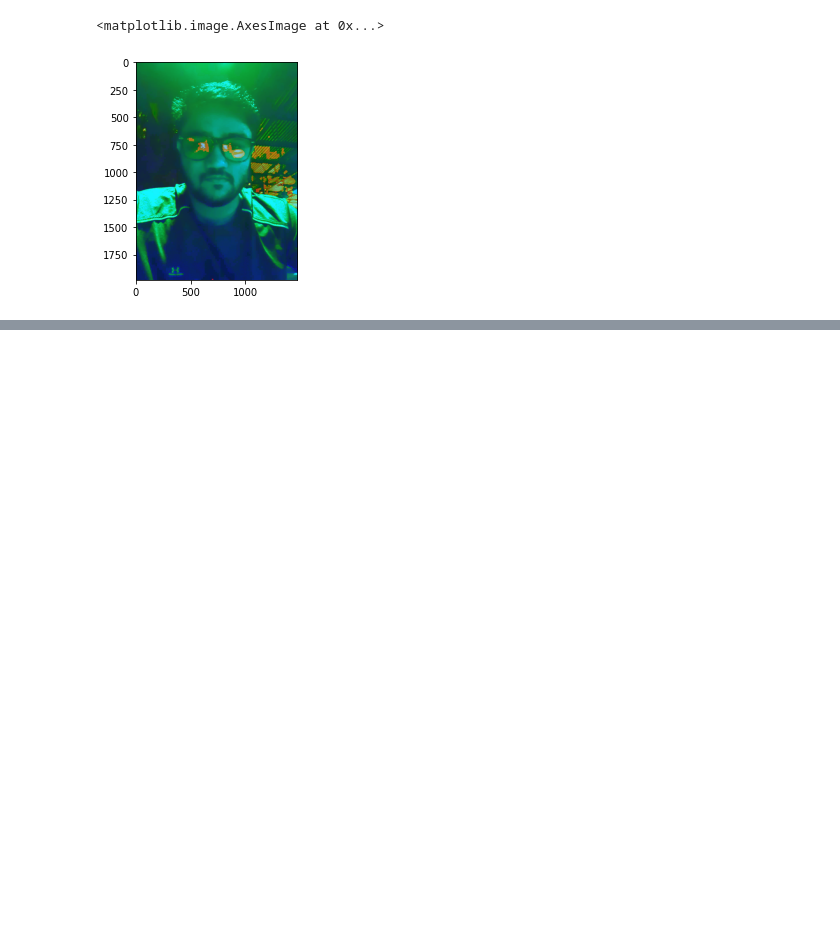
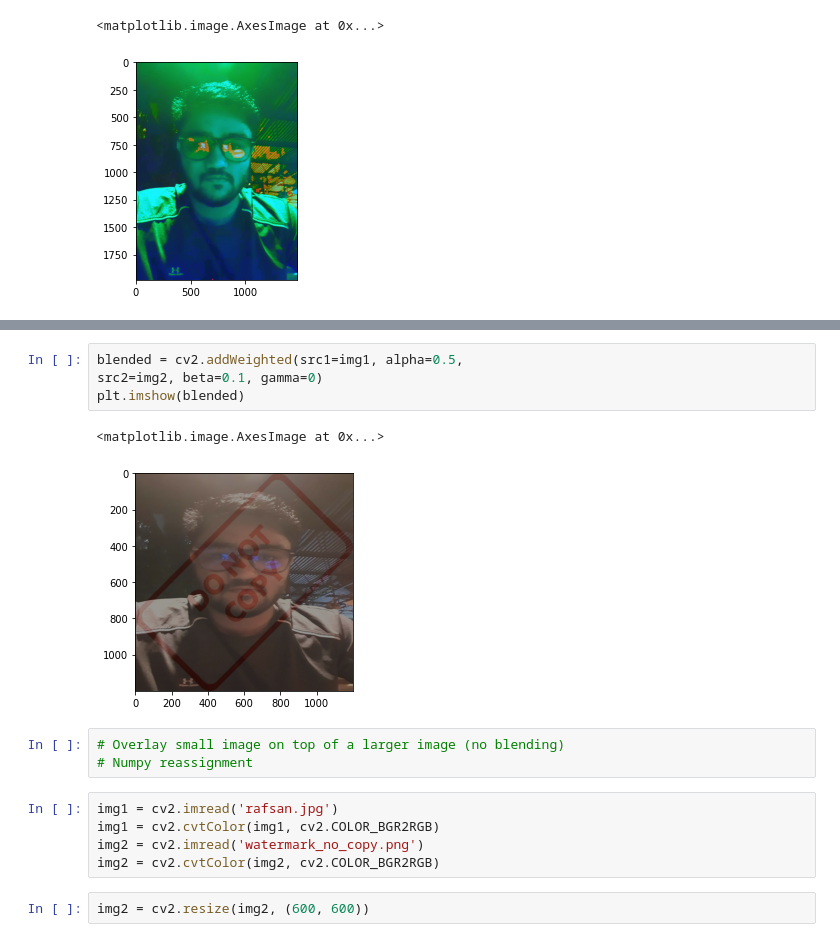
Before and after one commit to mamuncseru/opencv-practice, a Jupyter notebook: image_processing.ipynb, the cells around one changed output, grey strips where cells are left out. Drawn from its saved outputs; the diff is of its cells as text; blank space fills up the shorter version.

```diff
--- a/image_processing.ipynb
+++ b/image_processing.ipynb
@@ -29,0 +71,17 @@ plt.imshow(img)
+# %%
+blended = cv2.addWeighted(src1=img1, alpha=0.5,
+src2=img2, beta=0.1, gamma=0)
+plt.imshow(blended)
+# %% [output]
+<matplotlib.image.AxesImage at 0x...>
+[figure, added]
+# %%
+# Overlay small image on top of a larger image (no blending)
+# Numpy reassignment
+# %%
+img1 = cv2.imread('rafsan.jpg')
+img1 = cv2.cvtColor(img1, cv2.COLOR_BGR2RGB)
+img2 = cv2.imread('watermark_no_copy.png')
+img2 = cv2.cvtColor(img2, cv2.COLOR_BGR2RGB)
+# %%
+img2 = cv2.resize(img2, (600, 600))
```
Also changed, not shown: parts of 18 cells of this notebook, 1 other file.
